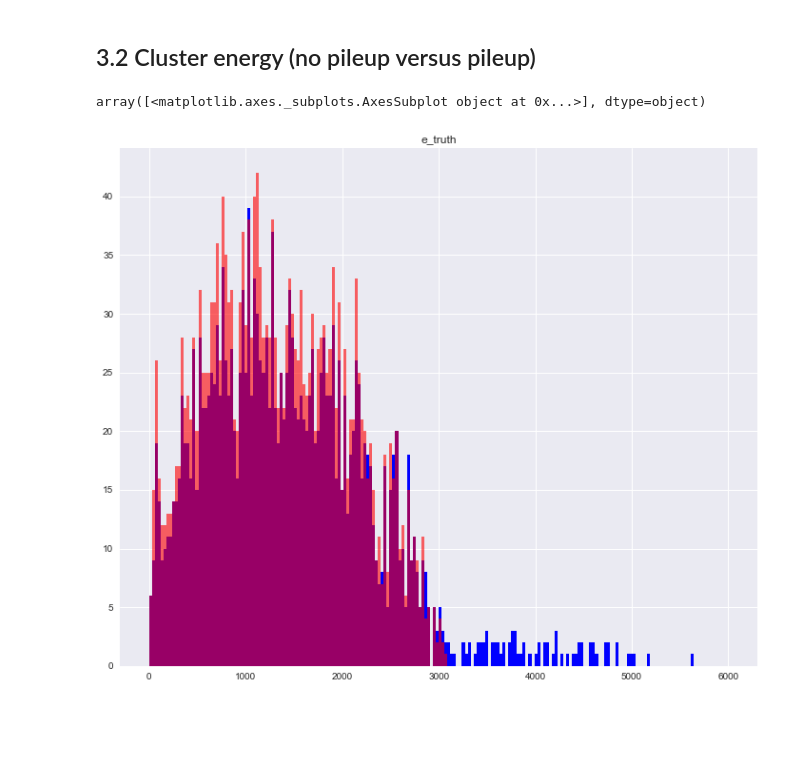
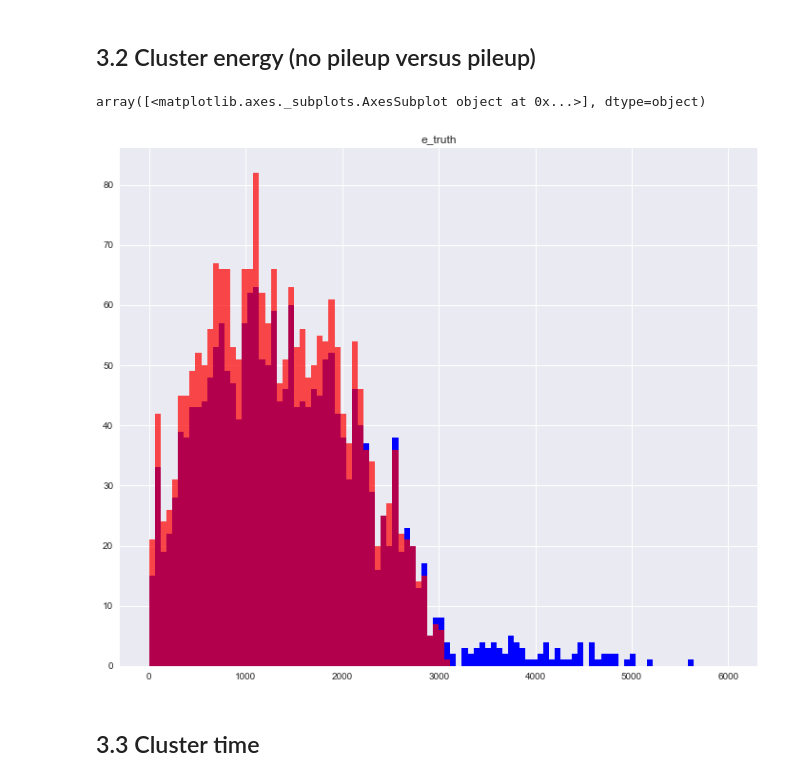
Before and after one commit to kimsiang/MuonG2, a Jupyter notebook: pileup/PileupStudy.ipynb, the cells around one changed output. Cells and saved outputs as stored; diff of their text form; code cells hidden in the pictures; blank space fills up the shorter version.

Commit message:
updated pileup study

```diff
--- a/pileup/PileupStudy.ipynb
+++ b/pileup/PileupStudy.ipynb
@@ -147,7 +147,7 @@ array([[<matplotlib.axes._subplots.AxesSubplot object at 0x...>,
 # %% [markdown]
 ## 2.3 Add another column to show that an event is a pileup to the previous event
 # %%
-calo00['is_pileup'] = calo00[['dt_next','dt_previous']].apply(lambda row: True if ( row['dt_previous'] < 5) else False, axis =1)
+calo00['is_pileup'] = calo00.dt_previous < 5
 calo00.head(15)
 # %% [output]
 |  | time_truth | e_truth | time_hit | e_dep | dt_next | dt_previous | is_pileup |
@@ -254,8 +254,8 @@ calo00_bypulse = calo00.groupby('pulse_index')
 # %% [markdown]
 ## 3.1 Then create the pileup cluster energy list
 # %%
-cluster_energy_pileup = calo00_bypulse['e_truth'].aggregate(np.sum)
-cluster_energy_pileup.head()
+e_pileup= calo00_bypulse['e_truth'].aggregate(np.sum)
+e_pileup.head()
 # %% [output]
 pulse_index
 0     293.399686
@@ -273,8 +273,10 @@ cluster_energy_pileup.hist(bins=100,color='blue')
 ## 3.2 Cluster energy (no pileup versus pileup)
 # %%
 fig, ax = plt.subplots()
-cluster_energy_pileup.hist(bins=200, range=[0,6000],color='blue', ax=ax)
-calo00.hist('e_truth',bins=200,range=[0,6000],color='red',alpha=0.6,ax=ax)
+e_pileup.hist(bins=100, range=[0,6000],color='blue', ax=ax)
+calo00.hist('e_truth',bins=100,range=[0,6000],color='red',alpha=0.7,ax=ax)
 # %% [output]
 array([<matplotlib.axes._subplots.AxesSubplot object at 0x...>], dtype=object)
-[figure, old version]
+[figure, new version]
+# %% [markdown]
+## 3.3 Cluster time
```
Also changed, not shown: parts of 11 cells of this notebook.
